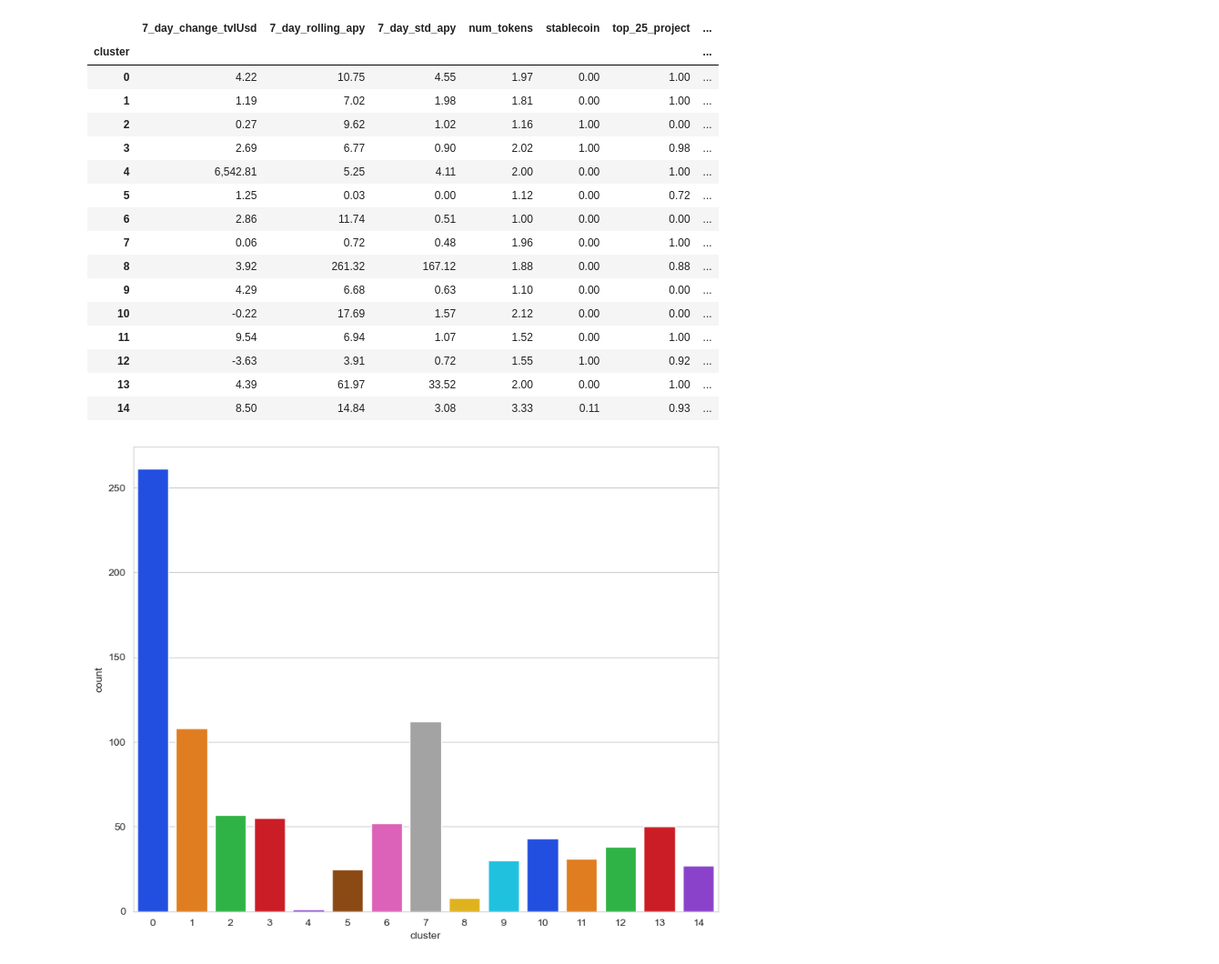
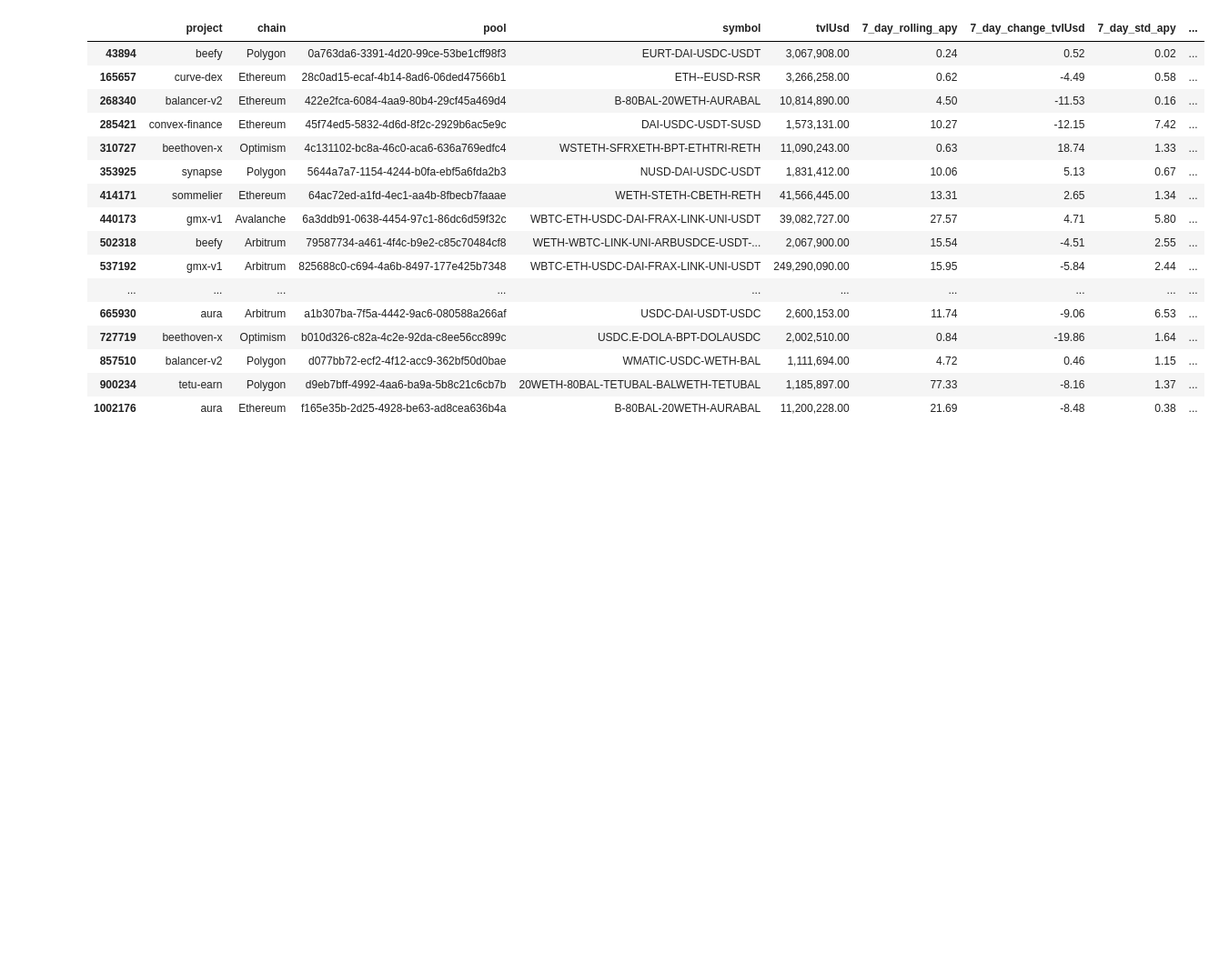
Before and after one commit to RazDwa1923/ML_Price, a Jupyter notebook: DeFi_Pool_k-means_clustering.ipynb, the cells around one changed output. Shown at 91% size. Saved outputs shown, nothing was run; the diff lists cells and outputs as text; code cells hidden in the pictures; blank space fills up the shorter version.

```diff
--- a/DeFi_Pool_k-means_clustering.ipynb
+++ b/DeFi_Pool_k-means_clustering.ipynb
@@ -58,8 +65,9 @@ data['30_day_std_apy'] = data.groupby('pool')['apy'].transform(lambda x: x.rolli
 # %%
 # Data Transformation - Adding new columns for the underlying tokens & taking only the most recent date
 
-# for the purpose of this analysis, I will only use the data from the maximum date in the dataset
-data = data[data['date'] == data['date'].max()]
+# for the purpose of this analysis, is the analysis date - 15 days
+cluster_date = '2023-12-15' # change the cluster date here
+data = data[data['date'] == pd.to_datetime(cluster_date)]
 
 # creating a list of all unique chains in the data set
 chains = data['chain'].unique()
@@ -79,8 +87,3 @@ data = pd.concat([data, symbol_split], axis=1)
 
 # create a new column called num_tokens which is the number of tokens in the symbol
 data['num_tokens'] = data['symbol'].str.count('-') + 1
-
-# describe the data
-display(data.describe())
-# displaying chains
-print(chains)
@@ -127,3 +110,9 @@ data['top_25_project'] = np.where(data['project'].isin(top_25_projects_list), 1,
 
 # convert the stablecoin column to be either 1 or 0 instead of True or False
 data['stablecoin'] = np.where(data['stablecoin'] == True, 1, 0)
+
+
+# drop all rows that have a null value in the '7_day_rolling_apy_forward', '7_day_change_tvlUSD', '30_day_change_tvlUsd' columns
+data = data.dropna(subset=['7_day_rolling_apy_forward', '7_day_change_tvlUsd', '30_day_change_tvlUsd'])
+
+data
@@ -136,8 +139,8 @@ data_cluster = data[['project', 'chain', 'pool', 'symbol', 'tvlUsd',
                      '7_day_std_apy', 'top_10_chain', 'top_25_project', 'stablecoin', 'num_tokens']]
 
 # selecting which chains to include in the clustering. The selection is based on a list of predefined chains.
-chains_cluster = ['Ethereum']  # add chains here
-data_cluster = data_cluster[data_cluster['chain'].isin(chains_cluster)]
+#chains_cluster = ['Ethereum']  # add chains here
+#data_cluster = data_cluster[data_cluster['chain'].isin(chains_cluster)]
 
 # remove any outliers from the data by taking out any rows that are more than 3 standard deviations from the mean for the APY 7-day rolling average
 data_cluster = data_cluster[np.abs(data_cluster['7_day_rolling_apy'] -
@@ -324,7 +327,7 @@ StandardScaler(copy=True, with_mean=True, with_std=True)
 cluster_sample_scaled = scaler.fit_transform(cluster_sample)
 
 # define the k-means model
-kmeans = KMeans(n_clusters=15, random_state=42) # change the number of clusters here
+kmeans = KMeans(n_clusters=10, random_state=42) # change the number of clusters here
 
 # make a pipeline with the scaler and the k-means model
 pipeline = make_pipeline(scaler, kmeans)
@@ -350,37 +379,25 @@ Model Inertia: 1105.016
 # %%
-# k-means clustering. Cluster deep dive - using a pivot table to see the mean values for each variable grouping by cluster
-
-# create a pivot table with the mean values for each variable grouped by cluster
-cluster_pivot = data_cluster.pivot_table(index='cluster', values=['7_day_rolling_apy', 'tvlUsd', '7_day_change_tvlUsd',
-                                                                  '7_day_std_apy', 'top_25_project', 'stablecoin', 'num_tokens'])
-# display the pivot table
-display(cluster_pivot)
-
-# viewing the number of pools in each cluster using a countplot (seaborn)
-sns.countplot(data=data_cluster, x='cluster', palette='bright')
-plt.show()
 
 # viewing the pools in each cluster using a dataframe where the input is the cluster number
-cluster_members = data_cluster[data_cluster['cluster'] == 3] # change the cluster number here
+cluster_members = data_cluster[data_cluster['cluster'] == 6] # change the cluster number here
 
 # display the cluster members
 cluster_members
 # %% [output]
-|  | 7_day_change_tvlUsd | 7_day_rolling_apy | 7_day_std_apy | num_tokens | stablecoin | top_25_project | ... |
-| cluster |  |  |  |  |  |  | ... |
-| 0 | 4.22 | 10.75 | 4.55 | 1.97 | 0.00 | 1.00 | ... |
-| 1 | 1.19 | 7.02 | 1.98 | 1.81 | 0.00 | 1.00 | ... |
-| 2 | 0.27 | 9.62 | 1.02 | 1.16 | 1.00 | 0.00 | ... |
-| 3 | 2.69 | 6.77 | 0.90 | 2.02 | 1.00 | 0.98 | ... |
-| 4 | 6,542.81 | 5.25 | 4.11 | 2.00 | 0.00 | 1.00 | ... |
-| 5 | 1.25 | 0.03 | 0.00 | 1.12 | 0.00 | 0.72 | ... |
-| 6 | 2.86 | 11.74 | 0.51 | 1.00 | 0.00 | 0.00 | ... |
-| 7 | 0.06 | 0.72 | 0.48 | 1.96 | 0.00 | 1.00 | ... |
-| 8 | 3.92 | 261.32 | 167.12 | 1.88 | 0.00 | 0.88 | ... |
-| 9 | 4.29 | 6.68 | 0.63 | 1.10 | 0.00 | 0.00 | ... |
-| 10 | -0.22 | 17.69 | 1.57 | 2.12 | 0.00 | 0.00 | ... |
-| 11 | 9.54 | 6.94 | 1.07 | 1.52 | 0.00 | 1.00 | ... |
-| 12 | -3.63 | 3.91 | 0.72 | 1.55 | 1.00 | 0.92 | ... |
-| 13 | 4.39 | 61.97 | 33.52 | 2.00 | 0.00 | 1.00 | ... |
-| 14 | 8.50 | 14.84 | 3.08 | 3.33 | 0.11 | 0.93 | ... |
+|  | project | chain | pool | symbol | tvlUsd | 7_day_rolling_apy | 7_day_change_tvlUsd | 7_day_std_apy | ... |
+| 43894 | beefy | Polygon | 0a763da6-3391-4d20-99ce-53be1cff98f3 | EURT-DAI-USDC-USDT | 3,067,908.00 | 0.24 | 0.52 | 0.02 | ... |
+| 165657 | curve-dex | Ethereum | 28c0ad15-ecaf-4b14-8ad6-06ded47566b1 | ETH--EUSD-RSR | 3,266,258.00 | 0.62 | -4.49 | 0.58 | ... |
+| 268340 | balancer-v2 | Ethereum | 422e2fca-6084-4aa9-80b4-29cf45a469d4 | B-80BAL-20WETH-AURABAL | 10,814,890.00 | 4.50 | -11.53 | 0.16 | ... |
+| 285421 | convex-finance | Ethereum | 45f74ed5-5832-4d6d-8f2c-2929b6ac5e9c | DAI-USDC-USDT-SUSD | 1,573,131.00 | 10.27 | -12.15 | 7.42 | ... |
+| 310727 | beethoven-x | Optimism | 4c131102-bc8a-46c0-aca6-636a769edfc4 | WSTETH-SFRXETH-BPT-ETHTRI-RETH | 11,090,243.00 | 0.63 | 18.74 | 1.33 | ... |
+| 353925 | synapse | Polygon | 5644a7a7-1154-4244-b0fa-ebf5a6fda2b3 | NUSD-DAI-USDC-USDT | 1,831,412.00 | 10.06 | 5.13 | 0.67 | ... |
+| 414171 | sommelier | Ethereum | 64ac72ed-a1fd-4ec1-aa4b-8fbecb7faaae | WETH-STETH-CBETH-RETH | 41,566,445.00 | 13.31 | 2.65 | 1.34 | ... |
+| 440173 | gmx-v1 | Avalanche | 6a3ddb91-0638-4454-97c1-86dc6d59f32c | WBTC-ETH-USDC-DAI-FRAX-LINK-UNI-USDT | 39,082,727.00 | 27.57 | 4.71 | 5.80 | ... |
+| 502318 | beefy | Arbitrum | 79587734-a461-4f4c-b9e2-c85c70484cf8 | WETH-WBTC-LINK-UNI-ARBUSDCE-USDT-... | 2,067,900.00 | 15.54 | -4.51 | 2.55 | ... |
+| 537192 | gmx-v1 | Arbitrum | 825688c0-c694-4a6b-8497-177e425b7348 | WBTC-ETH-USDC-DAI-FRAX-LINK-UNI-USDT | 249,290,090.00 | 15.95 | -5.84 | 2.44 | ... |
+| ... | ... | ... | ... | ... | ... | ... | ... | ... | ... |
+| 665930 | aura | Arbitrum | a1b307ba-7f5a-4442-9ac6-080588a266af | USDC-DAI-USDT-USDC | 2,600,153.00 | 11.74 | -9.06 | 6.53 | ... |
+| 727719 | beethoven-x | Optimism | b010d326-c82a-4c2e-92da-c8ee56cc899c | USDC.E-DOLA-BPT-DOLAUSDC | 2,002,510.00 | 0.84 | -19.86 | 1.64 | ... |
+| 857510 | balancer-v2 | Polygon | d077bb72-ecf2-4f12-acc9-362bf50d0bae | WMATIC-USDC-WETH-BAL | 1,111,694.00 | 4.72 | 0.46 | 1.15 | ... |
+| 900234 | tetu-earn | Polygon | d9eb7bff-4992-4aa6-ba9a-5b8c21c6cb7b | 20WETH-80BAL-TETUBAL-BALWETH-TETUBAL | 1,185,897.00 | 77.33 | -8.16 | 1.37 | ... |
+| 1002176 | aura | Ethereum | f165e35b-2d25-4928-be63-ad8cea636b4a | B-80BAL-20WETH-AURABAL | 11,200,228.00 | 21.69 | -8.48 | 0.38 | ... |
-[figure, removed]
```
Also changed, not shown: parts of 12 cells of this notebook, 5 other files.
